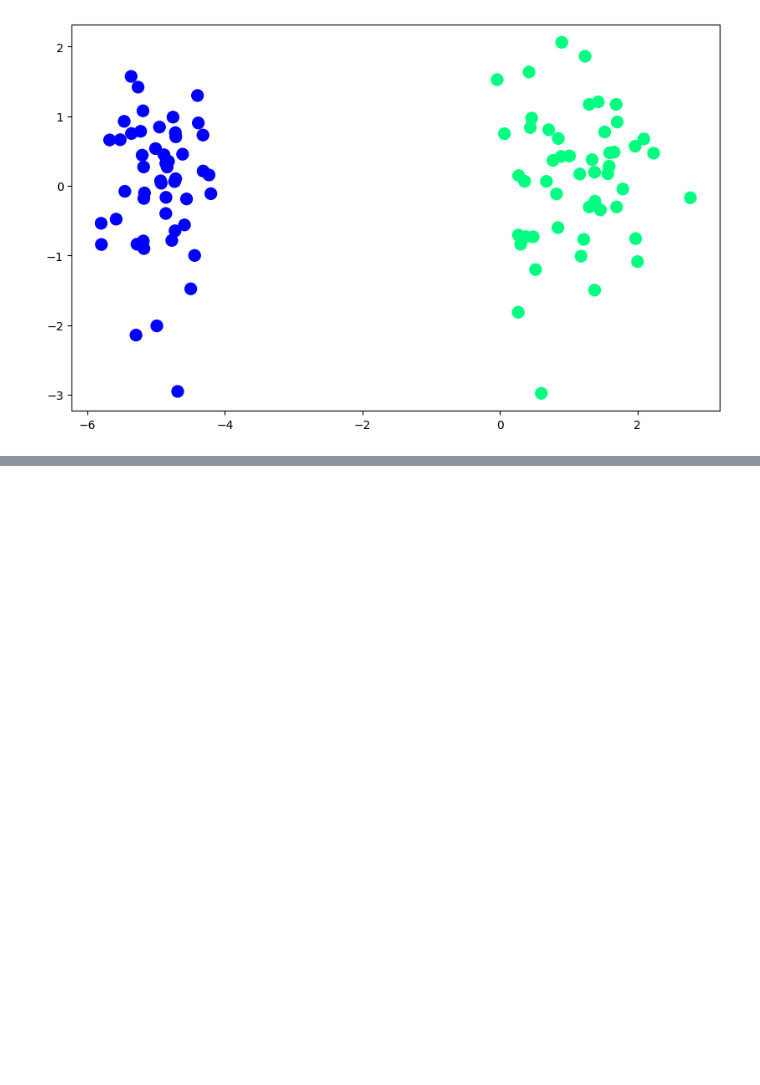
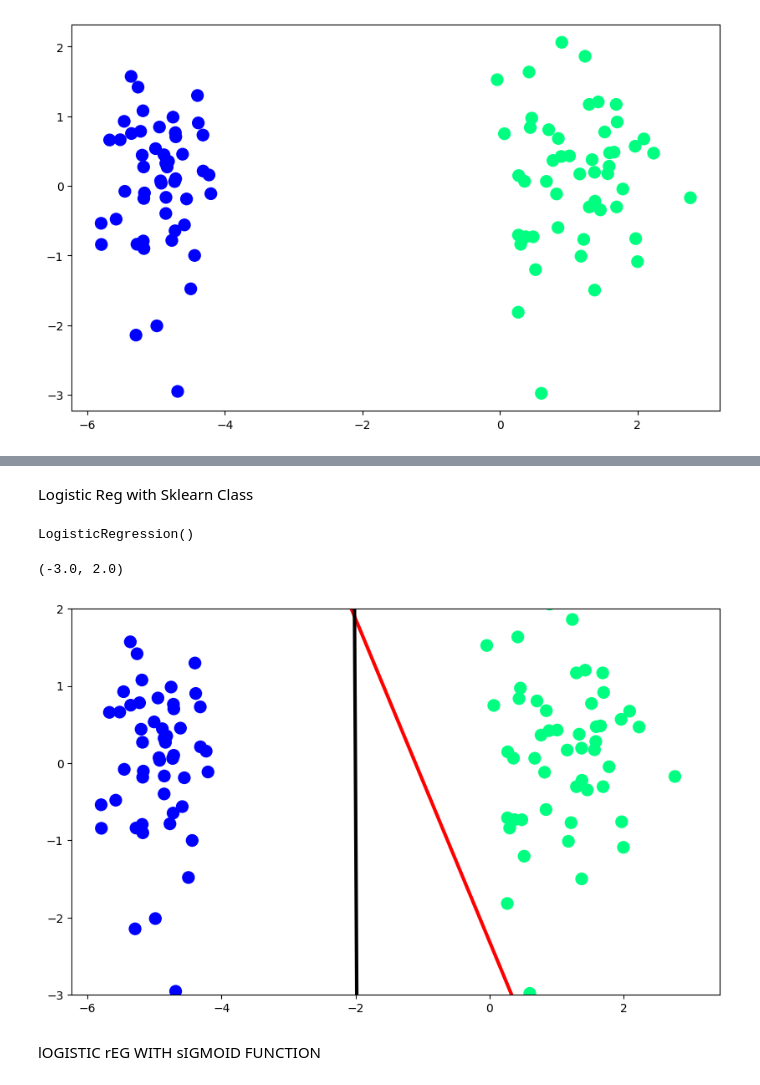
Before and after one commit to shivamy009/MachineLearning, a Jupyter notebook: logisticRegre.ipynb, the cells around one changed output, grey strips where cells are left out. Drawn from its saved outputs; the diff is of its cells as text; code cells hidden in the pictures; blank space fills up the shorter version.

```diff
--- a/logisticRegre.ipynb
+++ b/logisticRegre.ipynb
@@ -50,0 +51,25 @@ plt.ylim(-3,2)
+# %% [markdown]
+Logistic Reg with Sklearn Class
+# %%
+from sklearn.linear_model import LogisticRegression
+lor = LogisticRegression()
+lor.fit(X,y)
+# %% [output]
+LogisticRegression()
+# %%
+m = -(lor.coef_[0][0]/lor.coef_[0][1])
+b = -(lor.intercept_/lor.coef_[0][1])
+# %%
+x_input1 = np.linspace(-3,3,100)
+y_input1 = m*x_input + b
+# %%
+plt.figure(figsize=(10,6))
+plt.plot(x_input,y_input,color='red',linewidth=3)
+plt.plot(x_input1,y_input1,color='black',linewidth=3)
+plt.scatter(X[:,0],X[:,1],c=y,cmap='winter',s=100)
+plt.ylim(-3,2)
+# %% [output]
+(-3.0, 2.0)
+[figure, added]
+# %% [markdown]
+lOGISTIC rEG WITH sIGMOID FUNCTION
```
Also changed, not shown: parts of 8 cells of this notebook.
